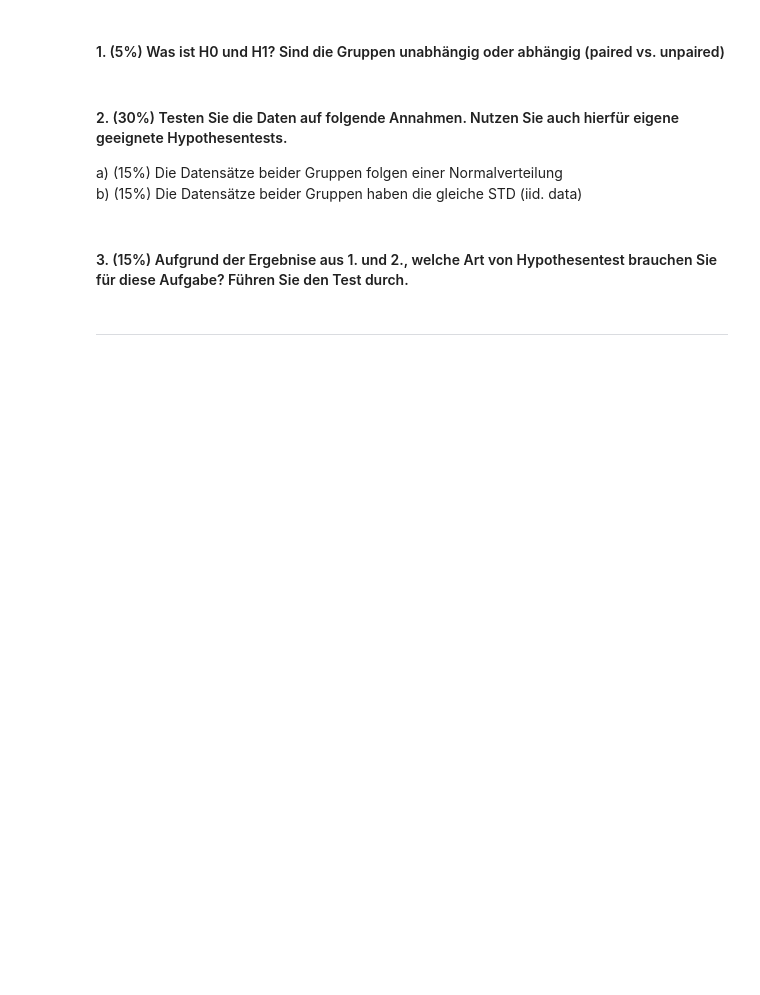
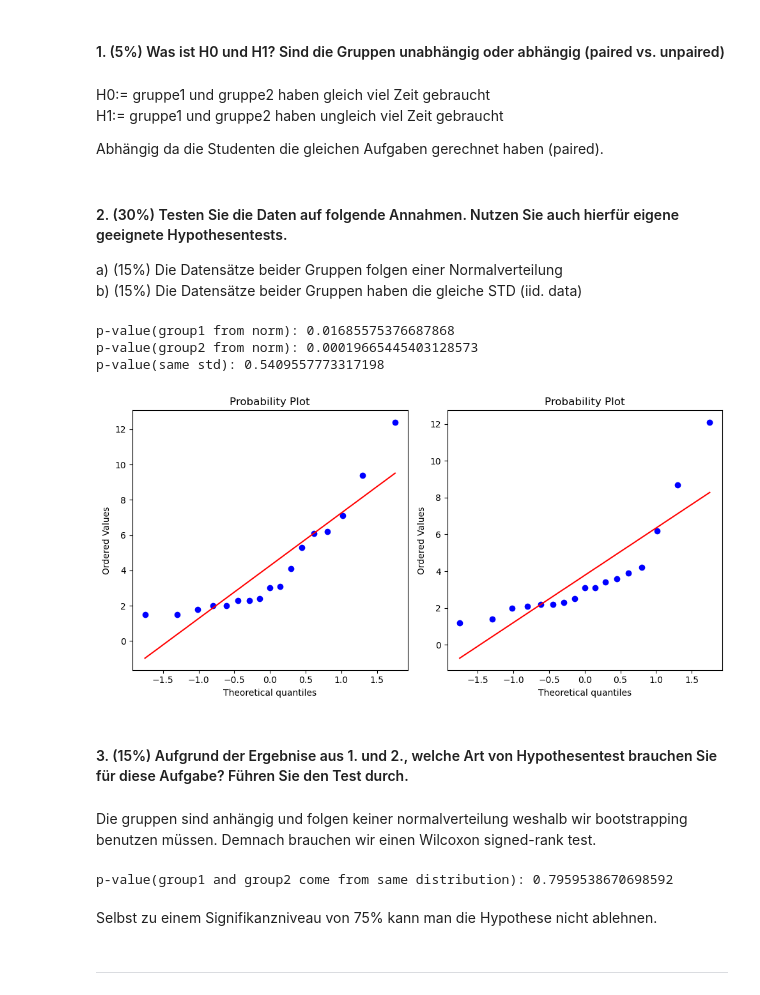
Before and after one commit to tomschewski/datascience1exercise, a Jupyter notebook: Exercise06/Exercise.ipynb, the cells around one changed output. Cells and saved outputs as stored; diff of their text form; code cells hidden in the pictures; blank space fills up the shorter version.

```diff
--- a/Exercise06/Exercise.ipynb
+++ b/Exercise06/Exercise.ipynb
@@ -141,12 +140,44 @@ gruppe2 = [2.3, 2.1, 1.4, 2.0, 8.7, 2.2, 3.1, 4.2, 3.6, 2.5, 3.1, 6.2, 12.1, 3.9
 Nutzen Sie in dieser Aufgabe ein Signifikanzniveau von 0.05. Sie können alle Hypothesentests mit Hilfe von Scipy durchführen.
 # %% [markdown]
 #### 1. (5%) Was ist H0 und H1? Sind die Gruppen unabhängig oder abhängig (paired vs. unpaired)
+# %% [markdown]
+H0:= gruppe1 und gruppe2 haben gleich viel Zeit gebraucht
+H1:= gruppe1 und gruppe2 haben ungleich viel Zeit gebraucht
+
+Abhängig da die Studenten die gleichen Aufgaben gerechnet haben (paired).
 # %% [markdown]
 #### 2. (30%) Testen Sie die Daten auf folgende Annahmen. Nutzen Sie auch hierfür eigene geeignete Hypothesentests.
 
 a) (15%) Die Datensätze beider Gruppen folgen einer Normalverteilung \
 b) (15%) Die Datensätze beider Gruppen haben die gleiche STD (iid. data)
+# %%
+gruppen = np.array([[6.2, 7.1, 1.5, 2  , 3  , 2  , 1.5, 6.1, 2.4, 2.3, 12.4, 1.8, 5.3 , 3.1, 9.4, 2.3, 4.1],
+                   [2.3 , 2.1, 1.4, 2.0, 8.7, 2.2, 3.1, 4.2, 3.6, 2.5, 3.1 , 6.2, 12.1, 3.9, 2.2, 1.2 ,3.4]])
+
+fig, axs = plt.subplots(1, 2, figsize = (10, 5))
+
+print(f'p-value(group1 from norm): {scipy.stats.normaltest(gruppen[0])[1]}')
+scipy.stats.probplot(gruppen[0], plot=axs[0])
+print(f'p-value(group2 from norm): {scipy.stats.normaltest(gruppen[1])[1]}')
+scipy.stats.probplot(gruppen[1], plot=axs[1])
+
+print(f'p-value(same std): {scipy.stats.levene(gruppen[0], gruppen[1])[1]}')
+
+fig.tight_layout()
+# %% [output]
+p-value(group1 from norm): 0.01685575376687868
+p-value(group2 from norm): 0.00019665445403128573
+p-value(same std): 0.5409557773317198
+[figure, added]
 # %% [markdown]
 #### 3. (15%) Aufgrund der Ergebnise aus 1. und 2., welche Art von Hypothesentest brauchen Sie für diese Aufgabe? Führen Sie den Test durch.
+# %% [markdown]
+Die gruppen sind anhängig und folgen keiner normalverteilung weshalb wir bootstrapping benutzen müssen. Demnach brauchen wir einen Wilcoxon signed-rank test.
+# %%
+print(f'p-value(group1 and group2 come from same distribution): {scipy.stats.wilcoxon(gruppen[0], gruppen[1])[1]}')
+# %% [output]
+p-value(group1 and group2 come from same distribution): 0.7959538670698592
+# %% [markdown]
+Selbst zu einem Signifikanzniveau von 75% kann man die Hypothese nicht ablehnen.
 # %% [markdown]
 ---
```
Also changed, not shown: parts of 4 cells of this notebook.
